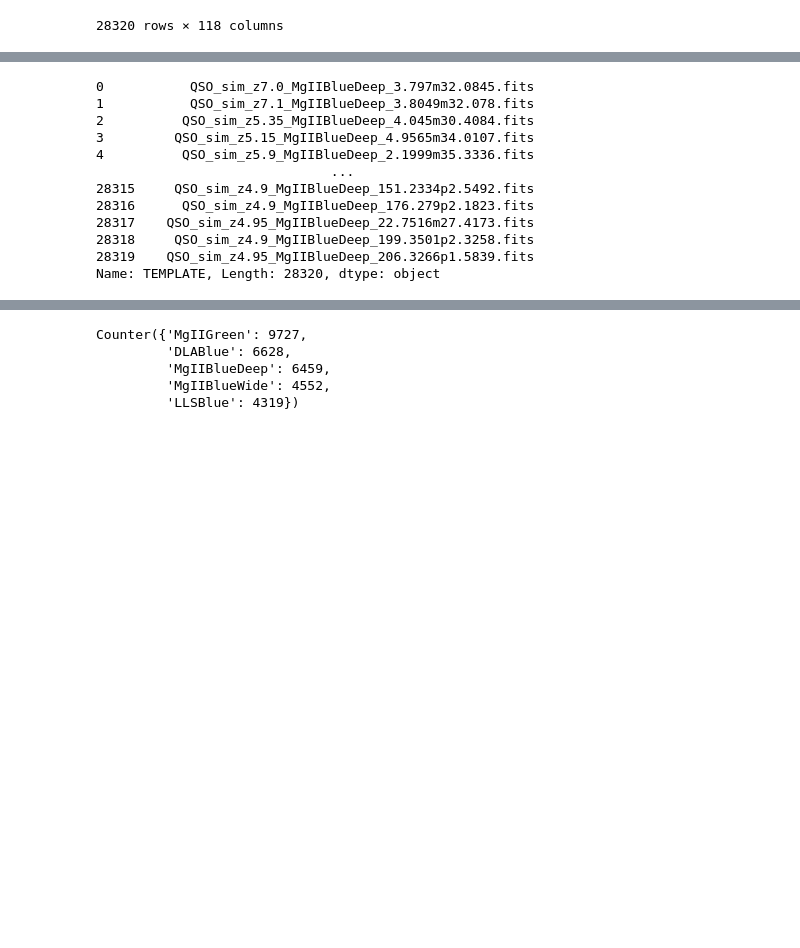
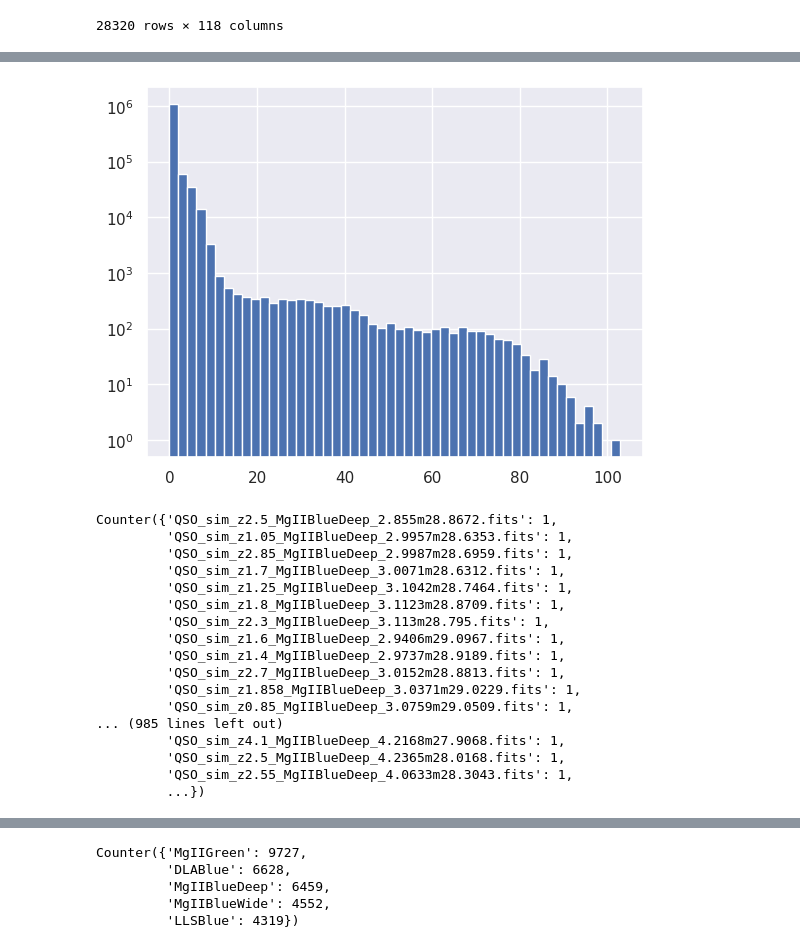
Before and after one commit to NicoGalvarino/simpaqs, a Jupyter notebook: prep_cat_for_SIMPAQS.ipynb, the cells around one changed output, grey strips where cells are left out. Saved outputs shown, nothing was run; the diff lists cells and outputs as text; code cells hidden in the pictures; blank space fills up the shorter version.

```diff
--- a/prep_cat_for_SIMPAQS.ipynb
+++ b/prep_cat_for_SIMPAQS.ipynb
@@ -356,0 +378,12 @@ All names matched: False
+# %%
+# First, check if the qsos NAME values match the cat_test NAME values format
+# print(f"qsos NAME examples: {cat_fobs_notna['NAME'].iloc[:3].tolist()}")
+# print(f"cat_test NAME examples: {cat['NAME'].iloc[:3].tolist()}")
+
+cat.drop(columns=['fobs'], inplace=True)
+# Create a dictionary mapping from NAME to ID
+name_to_fobs = dict(zip(cat_fobs_notna['NAME'], cat_fobs_notna['fobs']))
+
+# Update TEMPLATE field for each row in cat_test
+cat['fobs'] = cat['NAME'].map(name_to_fobs)
+Counter(cat['fobs'])
@@ -357,17 +429,30 @@ All names matched: False
+# %%
+cat['fobs'].hist(bins=50);
+# plt.xscale('log')
+plt.yscale('log')
+
+# plt.xlim(0, 10)
+# %% [output]
+[figure, added]
 # %%
 # cat_test['TEMPLATE'] = qsos.loc[qsos['NAME']==cat_test['NAME'], 'ID'] + '.fits'
-cat_test['TEMPLATE']
+Counter(cat['TEMPLATE'])
 # %% [output]
-0           QSO_sim_z7.0_MgIIBlueDeep_3.797m32.0845.fits
-1           QSO_sim_z7.1_MgIIBlueDeep_3.8049m32.078.fits
-2          QSO_sim_z5.35_MgIIBlueDeep_4.045m30.4084.fits
-3         QSO_sim_z5.15_MgIIBlueDeep_4.9565m34.0107.fits
-4          QSO_sim_z5.9_MgIIBlueDeep_2.1999m35.3336.fits
-                              ...
-28315     QSO_sim_z4.9_MgIIBlueDeep_151.2334p2.5492.fits
-28316      QSO_sim_z4.9_MgIIBlueDeep_176.279p2.1823.fits
-28317    QSO_sim_z4.95_MgIIBlueDeep_22.7516m27.4173.fits
-28318     QSO_sim_z4.9_MgIIBlueDeep_199.3501p2.3258.fits
-28319    QSO_sim_z4.95_MgIIBlueDeep_206.3266p1.5839.fits
-Name: TEMPLATE, Length: 28320, dtype: object
+Counter({'QSO_sim_z2.5_MgIIBlueDeep_2.855m28.8672.fits': 1,
+         'QSO_sim_z1.05_MgIIBlueDeep_2.9957m28.6353.fits': 1,
+         'QSO_sim_z2.85_MgIIBlueDeep_2.9987m28.6959.fits': 1,
+         'QSO_sim_z1.7_MgIIBlueDeep_3.0071m28.6312.fits': 1,
+         'QSO_sim_z1.25_MgIIBlueDeep_3.1042m28.7464.fits': 1,
+         'QSO_sim_z1.8_MgIIBlueDeep_3.1123m28.8709.fits': 1,
+         'QSO_sim_z2.3_MgIIBlueDeep_3.113m28.795.fits': 1,
+         'QSO_sim_z1.6_MgIIBlueDeep_2.9406m29.0967.fits': 1,
+         'QSO_sim_z1.4_MgIIBlueDeep_2.9737m28.9189.fits': 1,
+         'QSO_sim_z2.7_MgIIBlueDeep_3.0152m28.8813.fits': 1,
+         'QSO_sim_z1.858_MgIIBlueDeep_3.0371m29.0229.fits': 1,
+         'QSO_sim_z0.85_MgIIBlueDeep_3.0759m29.0509.fits': 1,
+... (985 lines left out)
+         'QSO_sim_z4.1_MgIIBlueDeep_4.2168m27.9068.fits': 1,
+         'QSO_sim_z2.5_MgIIBlueDeep_4.2365m28.0168.fits': 1,
+         'QSO_sim_z2.55_MgIIBlueDeep_4.0633m28.3043.fits': 1,
+         ...})
 # %%
```
Also changed, not shown: parts of 27 cells of this notebook, 2 other files.
